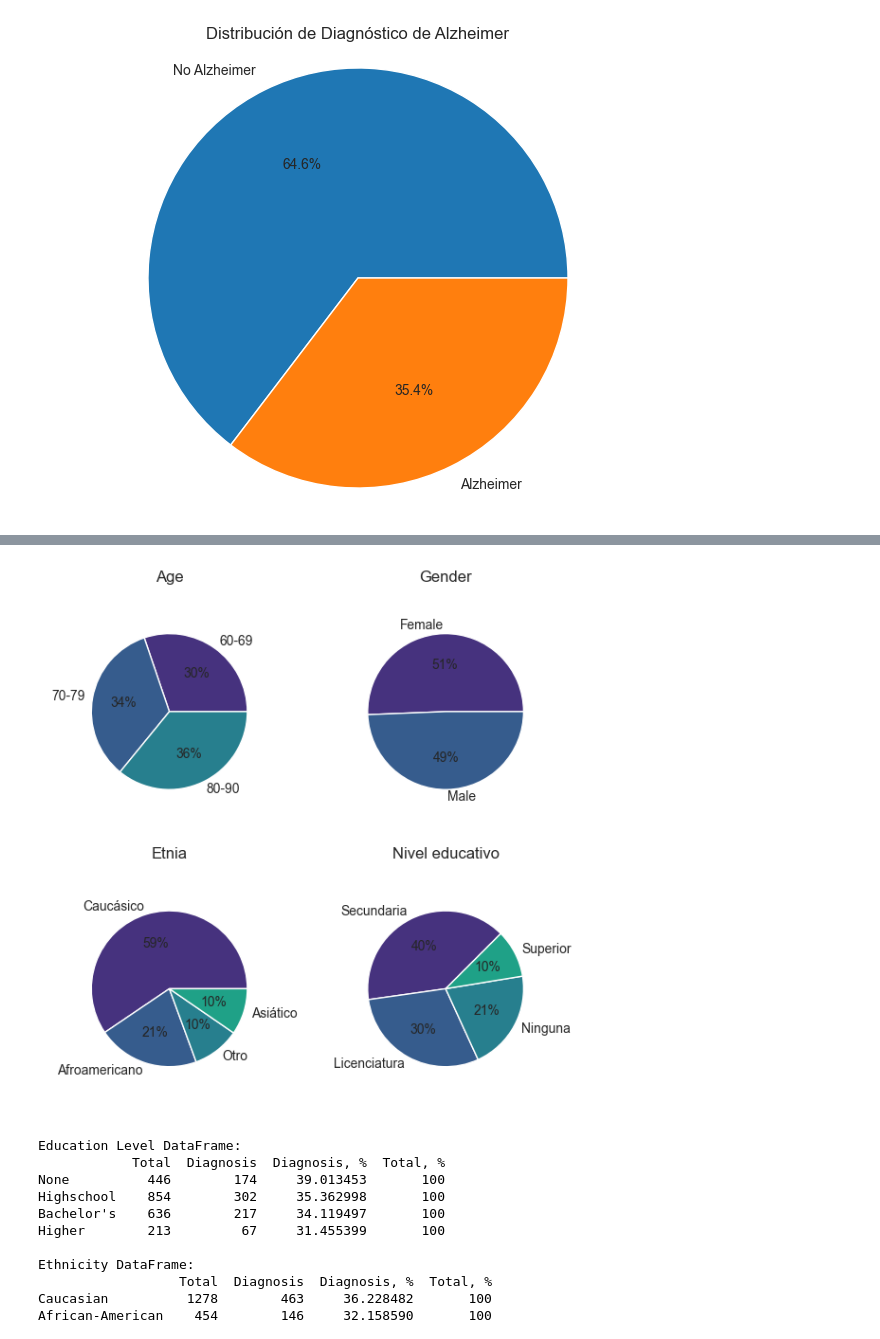
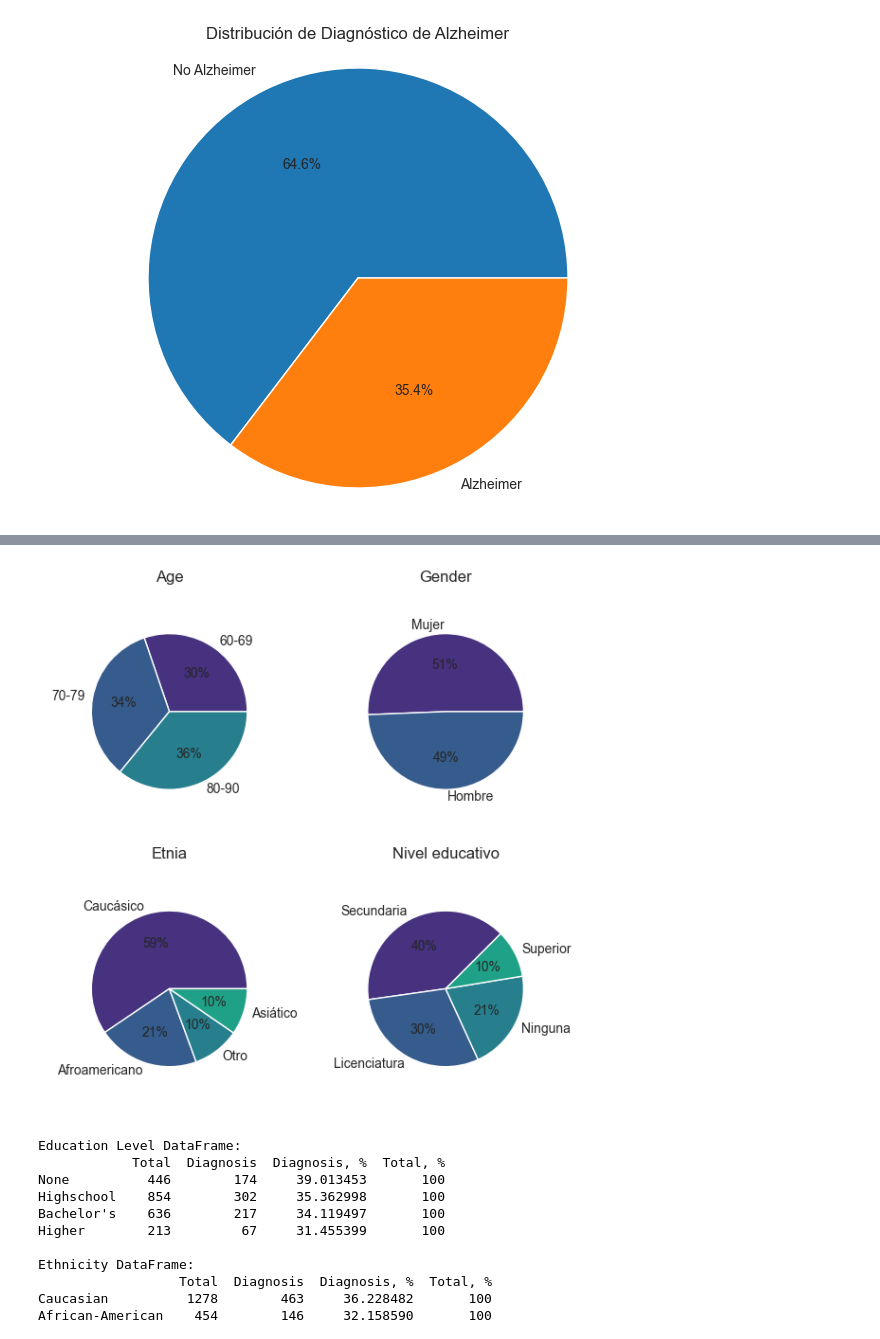
Before and after one commit to EmmaMontalbanA/AlzCare-AI, a Jupyter notebook: AlzCare-AI/notebooks/exploratory_data_analysis.ipynb, the cells around one changed output, grey strips where cells are left out. Saved outputs shown, nothing was run; the diff lists cells and outputs as text; code cells hidden in the pictures.

```diff
--- a/AlzCare-AI/notebooks/exploratory_data_analysis.ipynb
+++ b/AlzCare-AI/notebooks/exploratory_data_analysis.ipynb
@@ -286,35 +276,36 @@ Distribución de la variable objetivo (diagnóstico) con cada una de las variabl
 # %%
 # Definir paleta de colores
 colors = sns.color_palette('viridis')[0:5]
 
 # Crear subplot con 2 columnas
 fig, axs = plt.subplots(2, 2, figsize=(6, 6))
 
 # Distribución por edad
 df['bins'] = pd.cut(df['Age'], bins=[60, 69, 79, 90], labels=["60-69", "70-79", "80-90"])
 axs[0, 0].pie(df.groupby('bins').size(), labels=df.groupby('bins').size().index, colors=colors, autopct='%.0f%%',radius=0.8)
 axs[0, 0].set_title("Age")
 
 # Distribución por género
-axs[0, 1].pie(df['Gender'].value_counts(), labels=['Female', 'Male'], colors=colors, autopct='%.0f%%',radius=0.8)
+axs[0, 1].pie(df['Gender'].value_counts(), labels=['Mujer', 'Hombre'], colors=colors, autopct='%.0f%%',radius=0.8)
 axs[0, 1].set_title("Gender")
 
 # Distribución por etnia
 axs[1, 0].pie(df['Ethnicity'].value_counts(), labels=['Caucásico', 'Afroamericano', 'Otro', 'Asiático'], colors=colors, autopct='%.0f%%',radius=0.8)
 axs[1, 0].set_title("Etnia")
 
 # Distribución por nivel educativo
 axs[1, 1].pie(df['EducationLevel'].value_counts(), startangle=45, labels=['Secundaria', "Licenciatura", 'Ninguna', 'Superior'], colors=colors, autopct='%.0f%%',radius=0.8)
 axs[1, 1].set_title("Nivel educativo")
 
 # Eliminar la columna 'bins' de los datos
 df.drop(['bins'], axis=1, inplace=True)
 
 # Adjust layout and display
 plt.tight_layout()
+plt.savefig('../notebooks/images/dist_cat.png')
 plt.show()
 # %% [output]
-[figure, old version]
+[figure, new version]
 # %%
 def create_diagnosis_dataframe(column_name, index_mapping):
     total = df[column_name].value_counts().sort_index()
```
Also changed, not shown: parts of 30 cells of this notebook, 13 other files.
